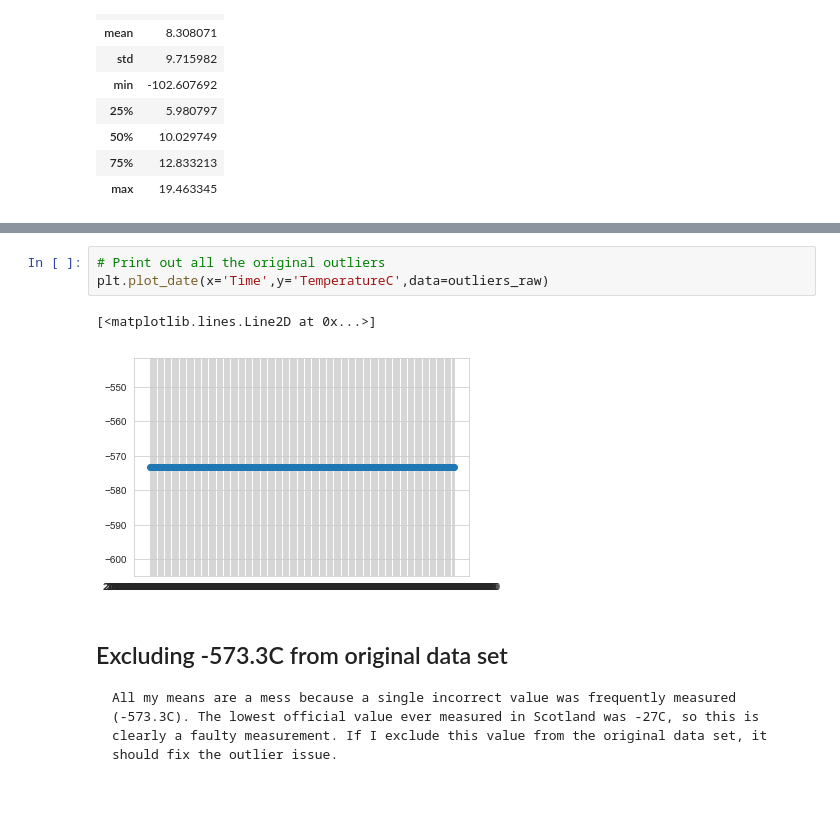
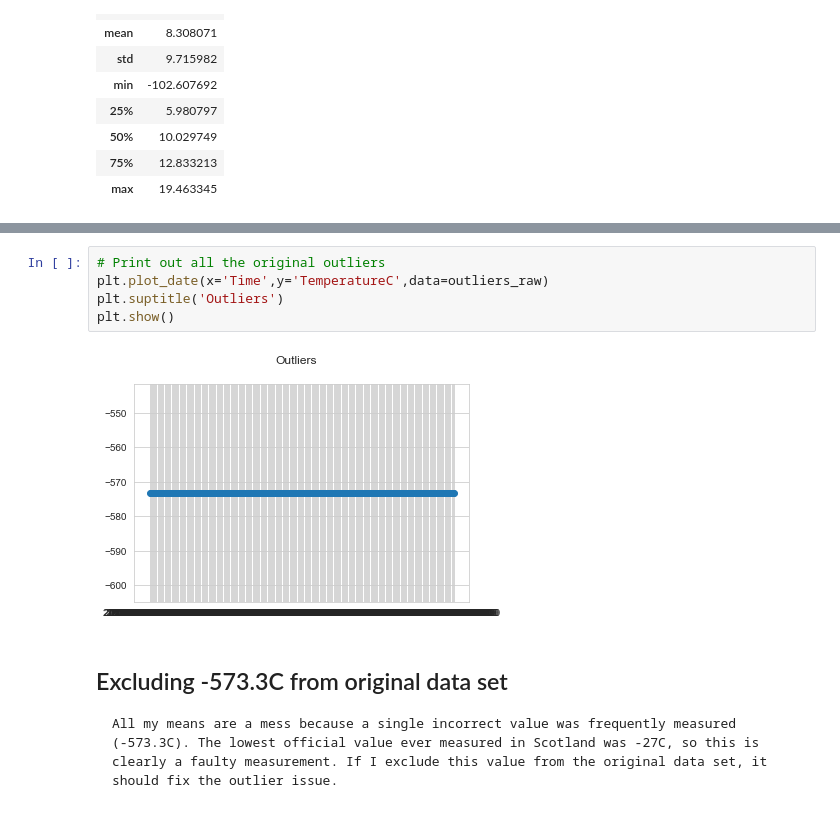
Before and after one commit to a-epstein/temp_converter, a Jupyter notebook: weather_analysis.ipynb, the cells around one changed output, grey strips where cells are left out. Drawn from its saved outputs; the diff is of its cells as text.

```diff
--- a/weather_analysis.ipynb
+++ b/weather_analysis.ipynb
@@ -136,9 +138,10 @@ print(outliers_raw)
 # %%
 # Print out all the original outliers
 plt.plot_date(x='Time',y='TemperatureC',data=outliers_raw)
+plt.suptitle('Outliers')
+plt.show()
 # %% [output]
-[<matplotlib.lines.Line2D at 0x...>]
-[figure, old version]
+[figure, new version]
 # %% [markdown]
 ## Excluding -573.3C from original data set
 
```
Also changed, not shown: parts of 10 cells of this notebook.
